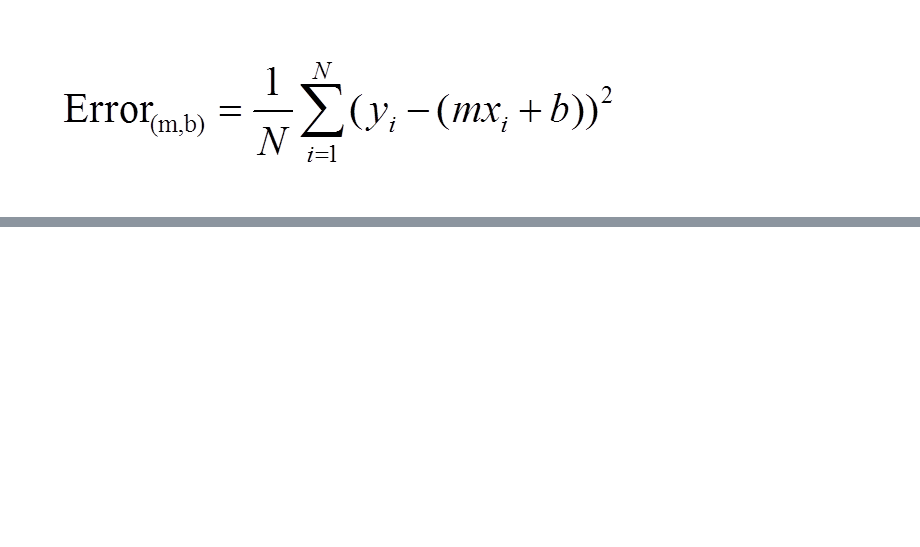
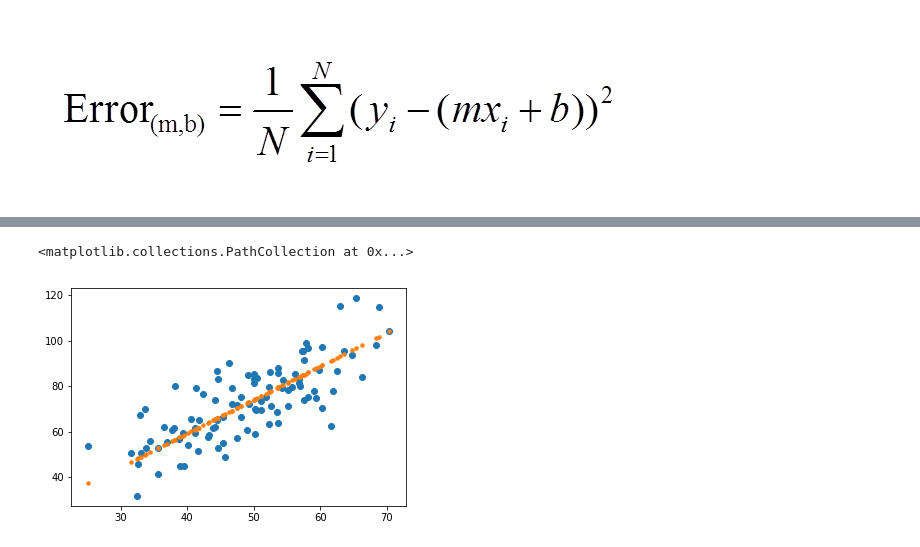
Before and after one commit to deep-diver/Linear-Regression, a Jupyter notebook: Linear_Regression.ipynb, the cells around one changed output, grey strips where cells are left out. Saved outputs shown, nothing was run; the diff lists cells and outputs as text; code cells hidden in the pictures; blank space fills up the shorter version.

```diff
--- a/Linear_Regression.ipynb
+++ b/Linear_Regression.ipynb
@@ -81,0 +63,16 @@ Image(filename='linear_regression_error.png')
+# %%
+def gradient_descent(x, y, current_m, current_b, learning_rate, epochs):
+    m = current_m
+    b = current_b
+
+    for i in range(epochs):
+        m, b = gradient_step(x, y, m, b, learning_rate)
+        print("epoch[", i, "] - loss: ", compute_error(m, b, x, y))
+
+    return [m, b]
+# %%
+learning_rate = 0.0001
+epochs = 1000
+# %%
+m, b = gradient_descent(x, y, initial_m, initial_b, learning_rate, epochs)
+print("m: ", m, "b: ", b)
@@ -81,0 +97,11 @@ Image(filename='linear_regression_error.png')
+# %%
+pred_y = []
+
+for i in range(0, len(x)):
+    pred_y.append(linear_formula(x[i], m, b))
+# %%
+plt.scatter(x, y)
+plt.scatter(x, pred_y, s=12)
+# %% [output]
+<matplotlib.collections.PathCollection at 0x...>
+[figure, added]
```
Also changed, not shown: parts of 10 cells of this notebook, 1 other file.
